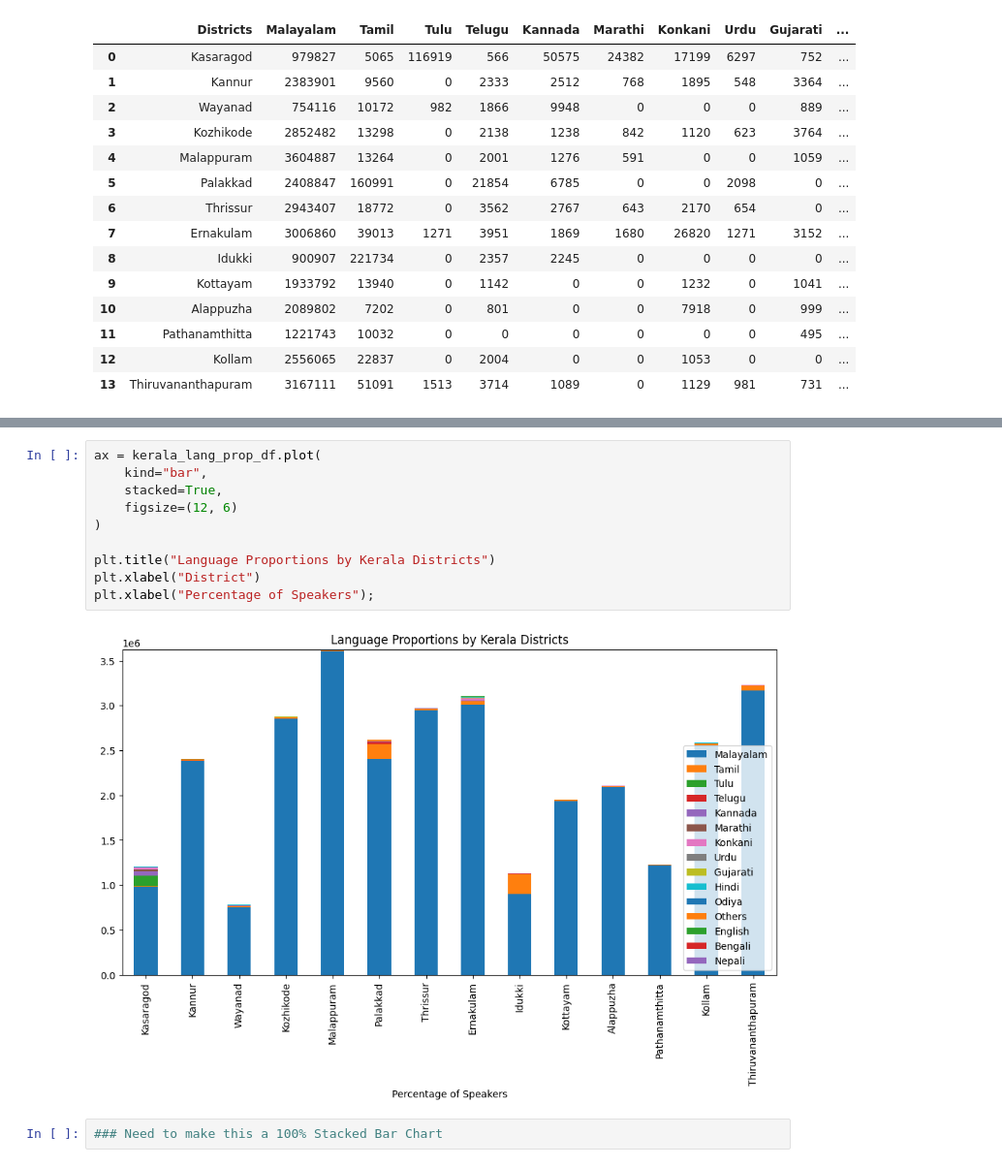
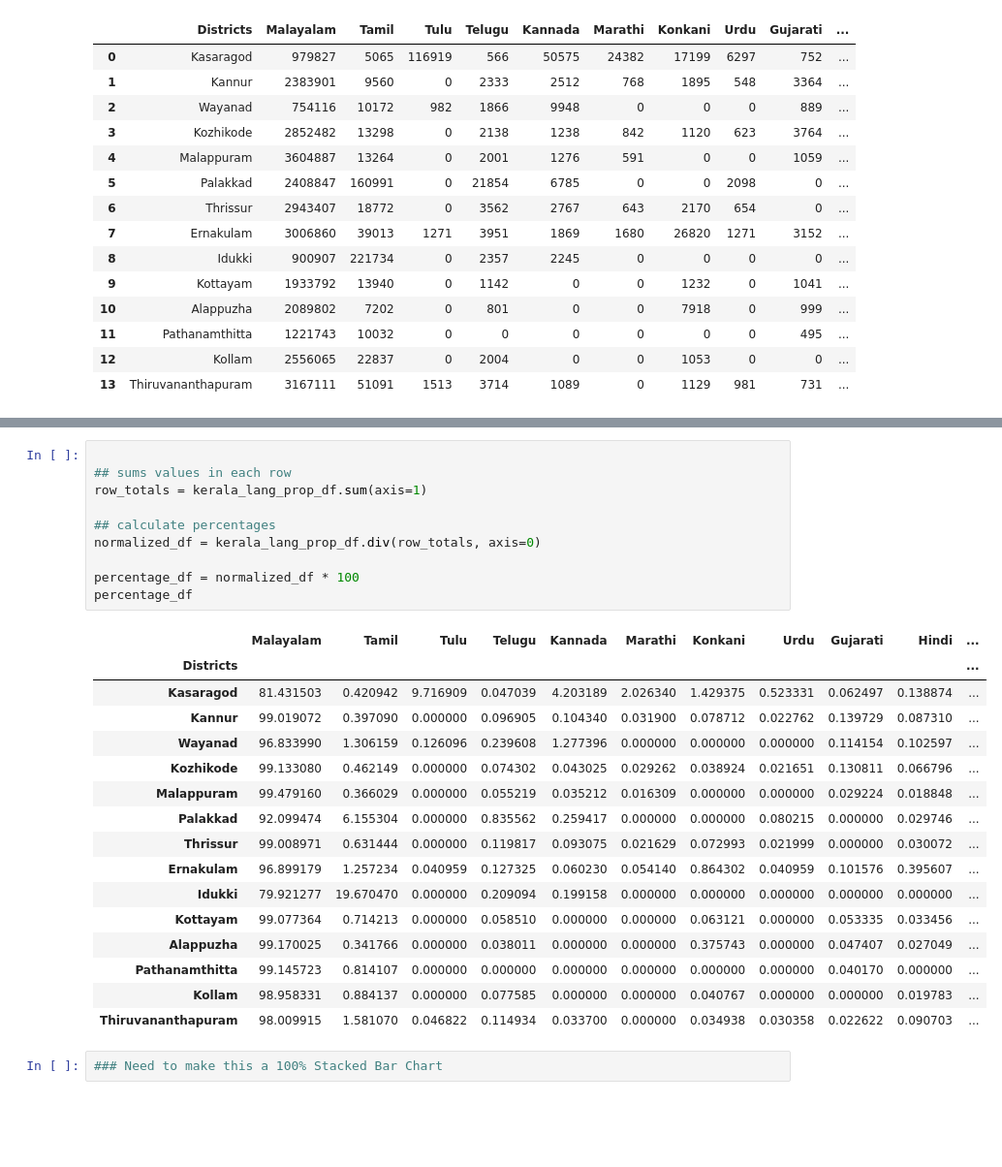
Before and after one commit to squishridyvi/Geographical-Distribution-Mapping-of-Dravidian-Languages-, a Jupyter notebook: Geographical Distribution of Dravidian Languages.ipynb, the cells around one changed output, grey strips where cells are left out. Shown at 97% size. Saved outputs shown, nothing was run; the diff lists cells and outputs as text; blank space fills up the shorter version.

```diff
--- a/Geographical Distribution of Dravidian Languages.ipynb
+++ b/Geographical Distribution of Dravidian Languages.ipynb
@@ -2248,14 +2267,29 @@ kerala_lang_prop_df = kerala_lang_prop_df.set_index("Districts")
 # %%
-ax = kerala_lang_prop_df.plot(
-    kind="bar",
-    stacked=True,
-    figsize=(12, 6)
-)
 
-plt.title("Language Proportions by Kerala Districts")
-plt.xlabel("District")
-plt.xlabel("Percentage of Speakers");
+## sums values in each row
+row_totals = kerala_lang_prop_df.sum(axis=1)
+
+## calculate percentages
+normalized_df = kerala_lang_prop_df.div(row_totals, axis=0)
+
+percentage_df = normalized_df * 100
+percentage_df
 # %% [output]
-[figure, removed]
+|  | Malayalam | Tamil | Tulu | Telugu | Kannada | Marathi | Konkani | Urdu | Gujarati | Hindi | ... |
+| Districts |  |  |  |  |  |  |  |  |  |  | ... |
+| Kasaragod | 81.431503 | 0.420942 | 9.716909 | 0.047039 | 4.203189 | 2.026340 | 1.429375 | 0.523331 | 0.062497 | 0.138874 | ... |
+| Kannur | 99.019072 | 0.397090 | 0.000000 | 0.096905 | 0.104340 | 0.031900 | 0.078712 | 0.022762 | 0.139729 | 0.087310 | ... |
+| Wayanad | 96.833990 | 1.306159 | 0.126096 | 0.239608 | 1.277396 | 0.000000 | 0.000000 | 0.000000 | 0.114154 | 0.102597 | ... |
+| Kozhikode | 99.133080 | 0.462149 | 0.000000 | 0.074302 | 0.043025 | 0.029262 | 0.038924 | 0.021651 | 0.130811 | 0.066796 | ... |
+| Malappuram | 99.479160 | 0.366029 | 0.000000 | 0.055219 | 0.035212 | 0.016309 | 0.000000 | 0.000000 | 0.029224 | 0.018848 | ... |
+| Palakkad | 92.099474 | 6.155304 | 0.000000 | 0.835562 | 0.259417 | 0.000000 | 0.000000 | 0.080215 | 0.000000 | 0.029746 | ... |
+| Thrissur | 99.008971 | 0.631444 | 0.000000 | 0.119817 | 0.093075 | 0.021629 | 0.072993 | 0.021999 | 0.000000 | 0.030072 | ... |
+| Ernakulam | 96.899179 | 1.257234 | 0.040959 | 0.127325 | 0.060230 | 0.054140 | 0.864302 | 0.040959 | 0.101576 | 0.395607 | ... |
+| Idukki | 79.921277 | 19.670470 | 0.000000 | 0.209094 | 0.199158 | 0.000000 | 0.000000 | 0.000000 | 0.000000 | 0.000000 | ... |
+| Kottayam | 99.077364 | 0.714213 | 0.000000 | 0.058510 | 0.000000 | 0.000000 | 0.063121 | 0.000000 | 0.053335 | 0.033456 | ... |
+| Alappuzha | 99.170025 | 0.341766 | 0.000000 | 0.038011 | 0.000000 | 0.000000 | 0.375743 | 0.000000 | 0.047407 | 0.027049 | ... |
+| Pathanamthitta | 99.145723 | 0.814107 | 0.000000 | 0.000000 | 0.000000 | 0.000000 | 0.000000 | 0.000000 | 0.040170 | 0.000000 | ... |
+| Kollam | 98.958331 | 0.884137 | 0.000000 | 0.077585 | 0.000000 | 0.000000 | 0.040767 | 0.000000 | 0.000000 | 0.019783 | ... |
+| Thiruvananthapuram | 98.009915 | 1.581070 | 0.046822 | 0.114934 | 0.033700 | 0.000000 | 0.034938 | 0.030358 | 0.022622 | 0.090703 | ... |
 # %%
 ### Need to make this a 100% Stacked Bar Chart
```
Also changed, not shown: parts of 3 cells of this notebook.
